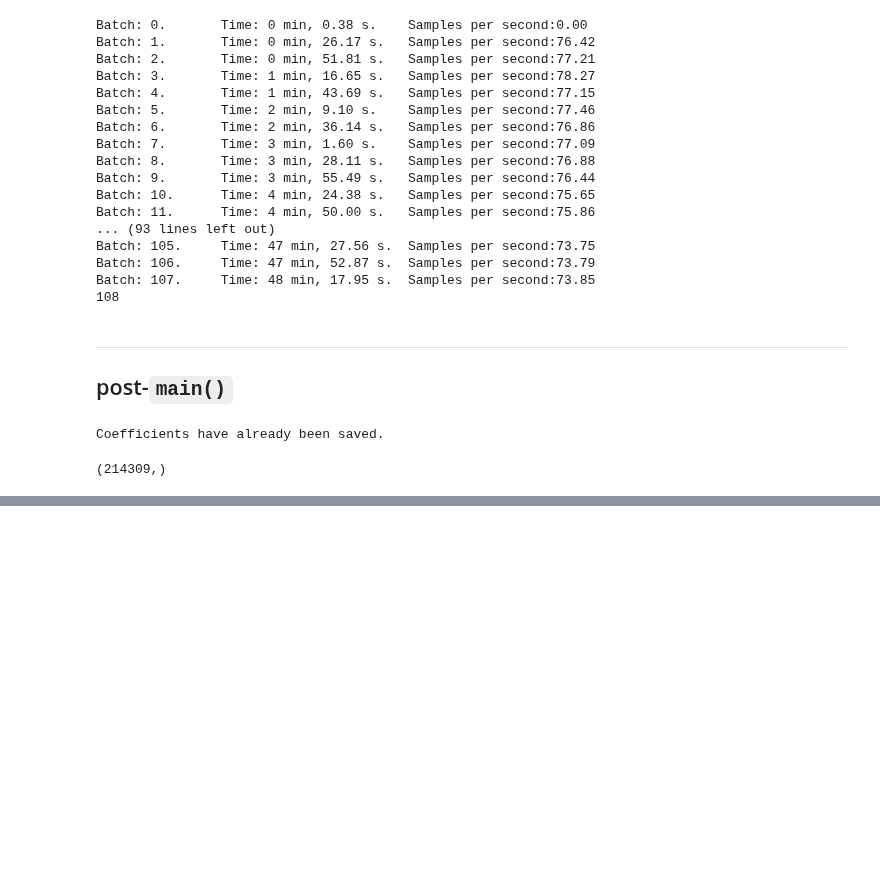
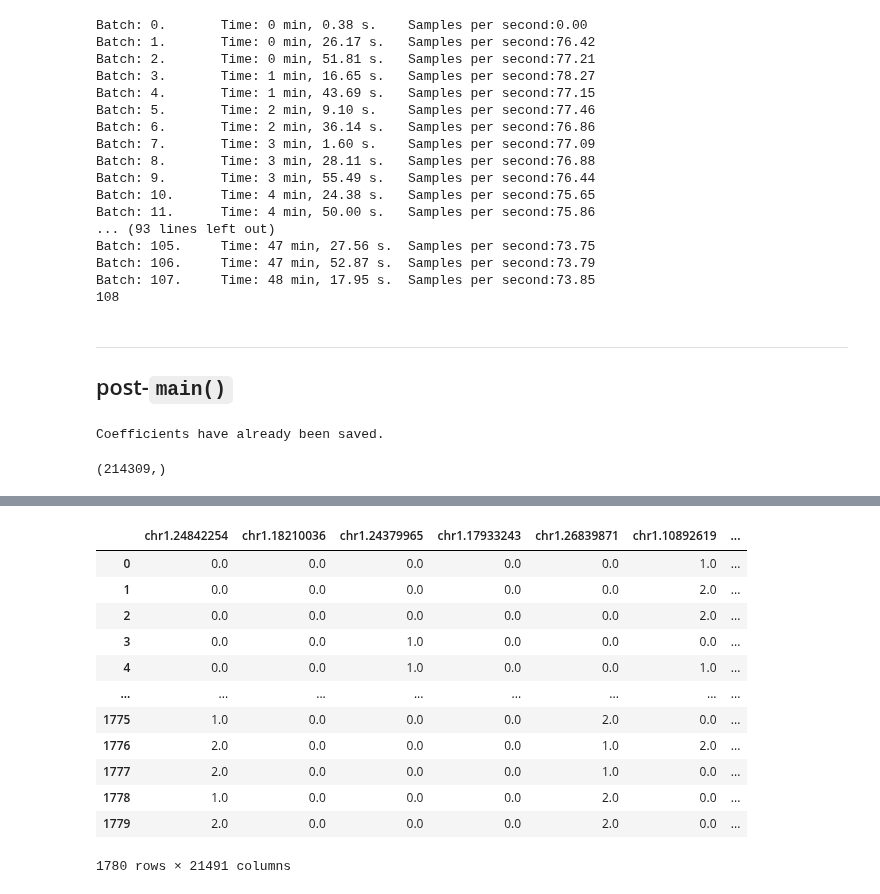
Before and after one commit to Unique-Divine/GANs-for-Genomics, a Jupyter notebook: Sandbox.ipynb, the cells around one changed output, grey strips where cells are left out. Saved outputs shown, nothing was run; the diff lists cells and outputs as text; code cells hidden in the pictures; blank space fills up the shorter version.

```diff
--- a/Sandbox.ipynb
+++ b/Sandbox.ipynb
@@ -285,0 +341,36 @@ indices=tensor([171609, 145098, 171605,  ...,  98779, 158071, 159334]))
+# %%
+def splitX(splits, time_it=True):
+    """
+    Args:
+        splits (int): The number of partitions the data will be split into.
+            Decides the batch size.
+    """
+    Xs, SNP_names_list = [], []
+    csvBatchSize = int((getCoefs().size / splits) + 1)
+
+    start_time = time.time()
+    for csvBatch_idx, csvBatch in enumerate(pd.read_csv("gtTypes_C.csv", chunksize=csvBatchSize)):
+        data = csvBatch
+        coef_arr_idx_bounds = np.array([csvBatch_idx, csvBatch_idx + 1]) * csvBatchSize
+        coef_arr = getCoefs()[coef_arr_idx_bounds[0]: coef_arr_idx_bounds[1]]
+        X = data.values[:, 1:].astype(float).T
+        SNP_names = data.values[:, 0].astype(str)
+        assert coef_arr.size == X.shape[1]
+        X_r, indices_r = getX_r(k = 0.1, coefs=coef_arr, X=X, indices=True)
+        assert X_r.shape[1] == indices_r.size, \
+            "The number of columns in X_r doesn't match the number of SNP_names."
+        Xs.append(X_r)
+
+        SNP_names = SNP_names[indices_r]
+        SNP_names_list.append(SNP_names)
+
+        if time_it and (csvBatch_idx % 5 == 0):
+            current_time = time.time() - start_time
+            minutes = int(current_time / 60)
+            seconds = current_time % 60
+            print(f"Batch: {csvBatch_idx}.\tTime: {minutes} min, {seconds:.2f} s."
+                 + f"\tSNPs/second: {(csvBatchSize * csvBatch_idx) / current_time:.2f}")
+
+    return Xs, SNP_names_list
+
+Xs, SNP_names_list = splitX(splits=100)
@@ -286 +411,18 @@ indices=tensor([171609, 145098, 171605,  ...,  98779, 158071, 159334]))
+# %%
+X_r = pd.DataFrame(data = np.hstack(Xs), columns = np.concatenate(SNP_names_list))
+X_r
+# %% [output]
+|  | chr1.24842254 | chr1.18210036 | chr1.24379965 | chr1.17933243 | chr1.26839871 | chr1.10892619 | ... |
+| 0 | 0.0 | 0.0 | 0.0 | 0.0 | 0.0 | 1.0 | ... |
+| 1 | 0.0 | 0.0 | 0.0 | 0.0 | 0.0 | 2.0 | ... |
+| 2 | 0.0 | 0.0 | 0.0 | 0.0 | 0.0 | 2.0 | ... |
+| 3 | 0.0 | 0.0 | 1.0 | 0.0 | 0.0 | 0.0 | ... |
+| 4 | 0.0 | 0.0 | 1.0 | 0.0 | 0.0 | 1.0 | ... |
+| ... | ... | ... | ... | ... | ... | ... | ... |
+| 1775 | 1.0 | 0.0 | 0.0 | 0.0 | 2.0 | 0.0 | ... |
+| 1776 | 2.0 | 0.0 | 0.0 | 0.0 | 1.0 | 2.0 | ... |
+| 1777 | 2.0 | 0.0 | 0.0 | 0.0 | 1.0 | 0.0 | ... |
+| 1778 | 1.0 | 0.0 | 0.0 | 0.0 | 2.0 | 0.0 | ... |
+| 1779 | 2.0 | 0.0 | 0.0 | 0.0 | 2.0 | 0.0 | ... |
+1780 rows × 21491 columns
 # %%
```
Also changed, not shown: parts of 19 cells of this notebook.
